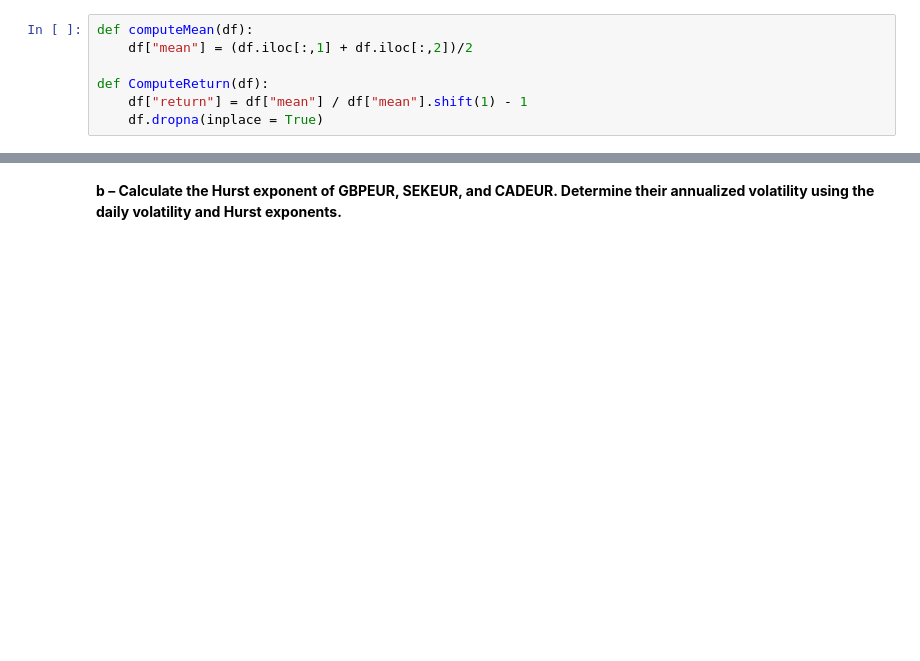
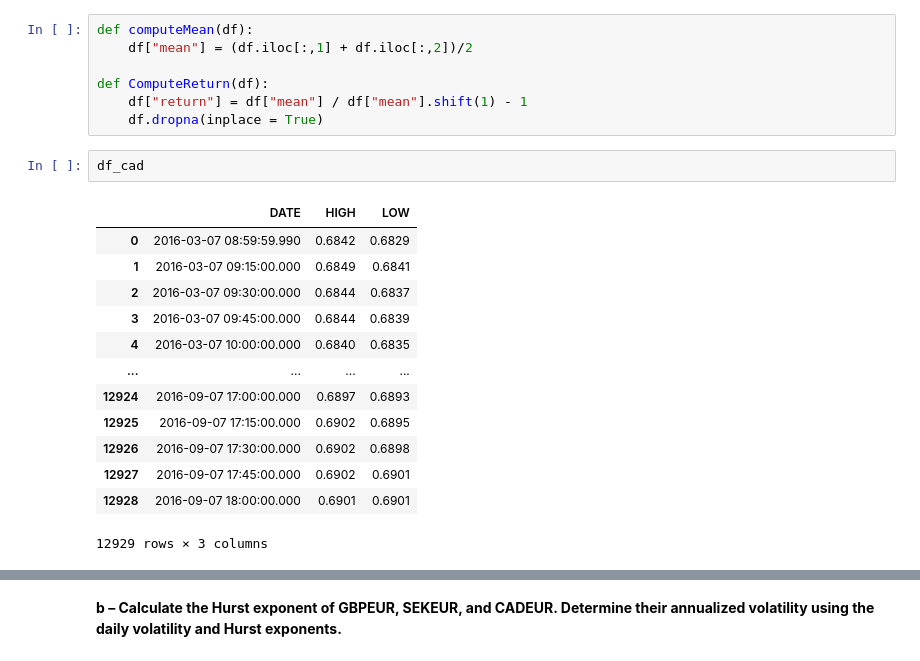
Before and after one commit to NatachaGsn/Market-risk---project, a Jupyter notebook: project.ipynb, the cells around one changed output, grey strips where cells are left out. Drawn from its saved outputs; the diff is of its cells as text; blank space fills up the shorter version.

```diff
--- a/project.ipynb
+++ b/project.ipynb
@@ -385,3 +385,19 @@ def computeMean(df):
 def ComputeReturn(df):
     df["return"] = df["mean"] / df["mean"].shift(1) - 1
     df.dropna(inplace = True)
+# %%
+df_cad
+# %% [output]
+|  | DATE | HIGH | LOW |
+| 0 | 2016-03-07 08:59:59.990 | 0.6842 | 0.6829 |
+| 1 | 2016-03-07 09:15:00.000 | 0.6849 | 0.6841 |
+| 2 | 2016-03-07 09:30:00.000 | 0.6844 | 0.6837 |
+| 3 | 2016-03-07 09:45:00.000 | 0.6844 | 0.6839 |
+| 4 | 2016-03-07 10:00:00.000 | 0.6840 | 0.6835 |
+| ... | ... | ... | ... |
+| 12924 | 2016-09-07 17:00:00.000 | 0.6897 | 0.6893 |
+| 12925 | 2016-09-07 17:15:00.000 | 0.6902 | 0.6895 |
+| 12926 | 2016-09-07 17:30:00.000 | 0.6902 | 0.6898 |
+| 12927 | 2016-09-07 17:45:00.000 | 0.6902 | 0.6901 |
+| 12928 | 2016-09-07 18:00:00.000 | 0.6901 | 0.6901 |
+12929 rows × 3 columns
```
Also changed, not shown: parts of 3 cells of this notebook.
